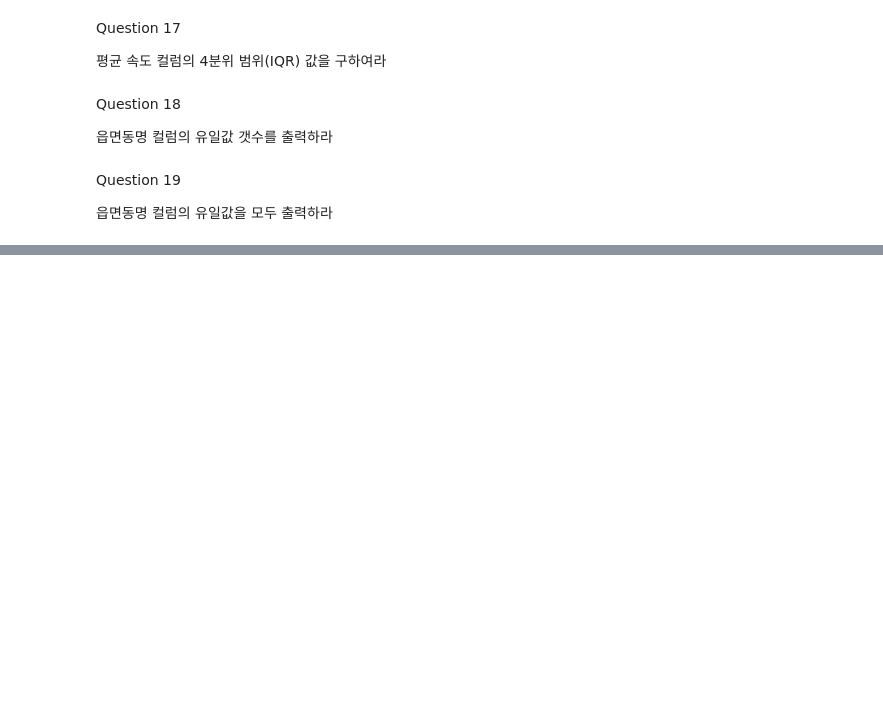
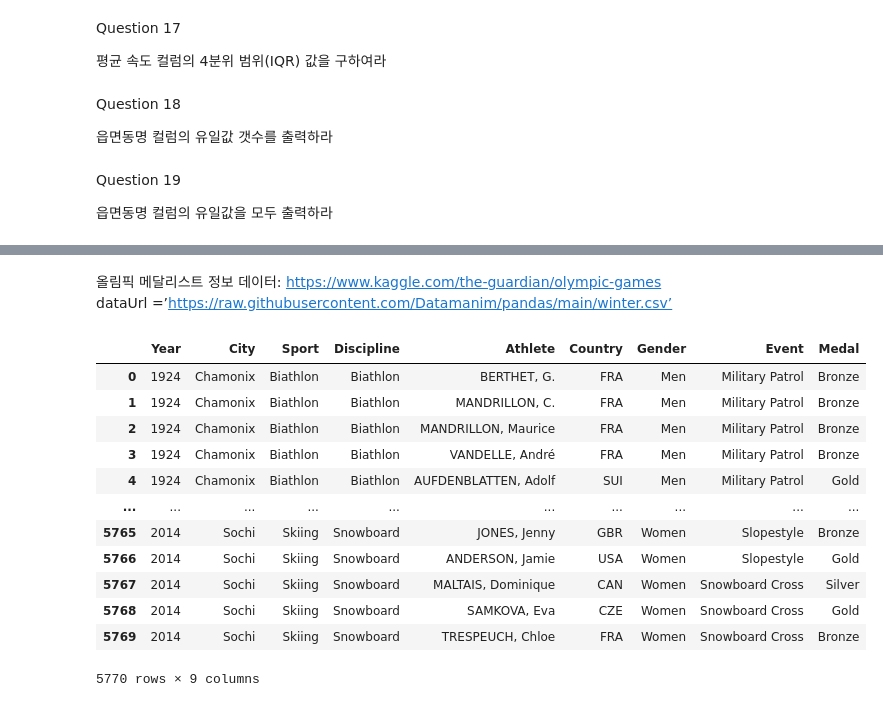
Before and after one commit to fidxor/PLAYDATA_STUDY, a Jupyter notebook: Python/pandas/pandas연습문제.ipynb, the cells around one changed output, grey strips where cells are left out. Saved outputs shown, nothing was run; the diff lists cells and outputs as text; code cells hidden in the pictures; blank space fills up the shorter version.

```diff
--- a/Python/pandas/pandas연습문제.ipynb
+++ b/Python/pandas/pandas연습문제.ipynb
@@ -159,0 +480,19 @@ Question 19
+# %% [markdown]
+올림픽 메달리스트 정보 데이터: https://www.kaggle.com/the-guardian/olympic-games
+dataUrl =’https://raw.githubusercontent.com/Datamanim/pandas/main/winter.csv’
+# %%
+df = pd.read_csv('https://raw.githubusercontent.com/Datamanim/pandas/main/winter.csv')
+# %% [output]
+|  | Year | City | Sport | Discipline | Athlete | Country | Gender | Event | Medal |
+| 0 | 1924 | Chamonix | Biathlon | Biathlon | BERTHET, G. | FRA | Men | Military Patrol | Bronze |
+| 1 | 1924 | Chamonix | Biathlon | Biathlon | MANDRILLON, C. | FRA | Men | Military Patrol | Bronze |
+| 2 | 1924 | Chamonix | Biathlon | Biathlon | MANDRILLON, Maurice | FRA | Men | Military Patrol | Bronze |
+| 3 | 1924 | Chamonix | Biathlon | Biathlon | VANDELLE, André | FRA | Men | Military Patrol | Bronze |
+| 4 | 1924 | Chamonix | Biathlon | Biathlon | AUFDENBLATTEN, Adolf | SUI | Men | Military Patrol | Gold |
+| ... | ... | ... | ... | ... | ... | ... | ... | ... | ... |
+| 5765 | 2014 | Sochi | Skiing | Snowboard | JONES, Jenny | GBR | Women | Slopestyle | Bronze |
+| 5766 | 2014 | Sochi | Skiing | Snowboard | ANDERSON, Jamie | USA | Women | Slopestyle | Gold |
+| 5767 | 2014 | Sochi | Skiing | Snowboard | MALTAIS, Dominique | CAN | Women | Snowboard Cross | Silver |
+| 5768 | 2014 | Sochi | Skiing | Snowboard | SAMKOVA, Eva | CZE | Women | Snowboard Cross | Gold |
+| 5769 | 2014 | Sochi | Skiing | Snowboard | TRESPEUCH, Chloe | FRA | Women | Snowboard Cross | Bronze |
+5770 rows × 9 columns
```
Also changed, not shown: parts of 44 cells of this notebook, 26 other files.
